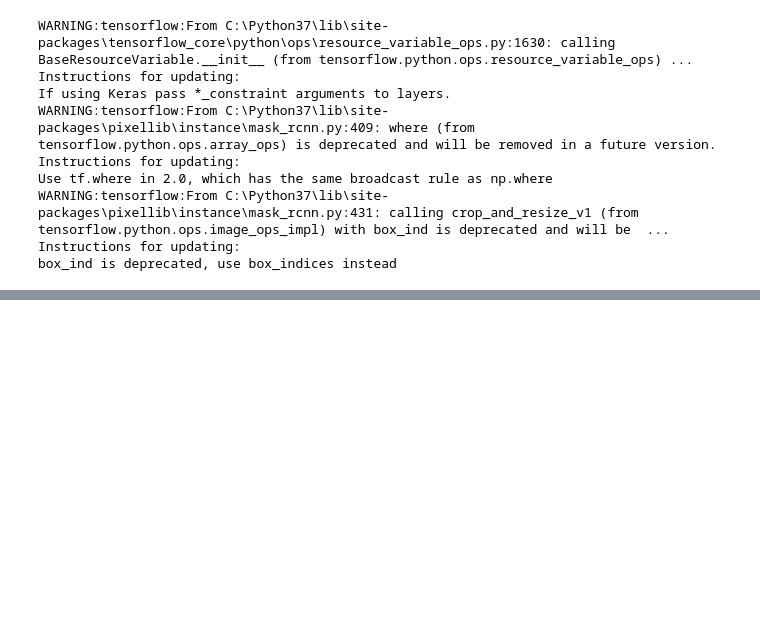
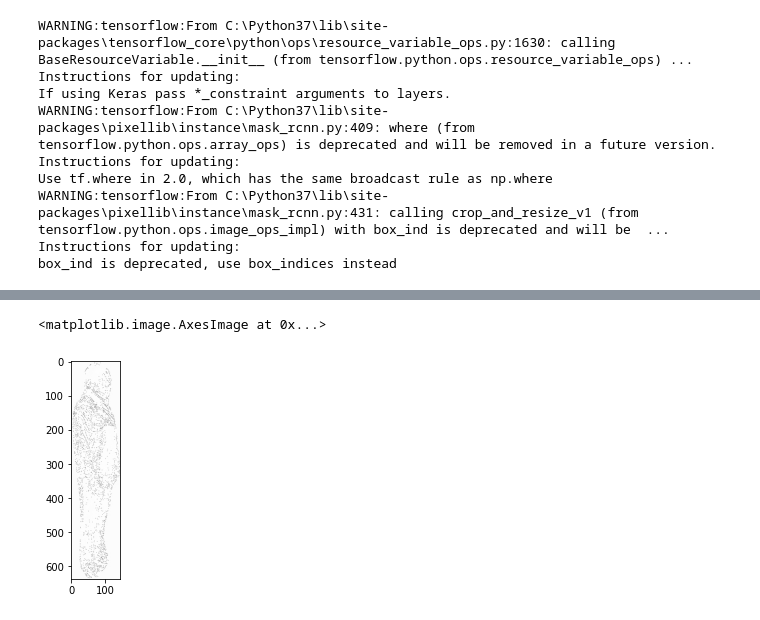
Before and after one commit to dbchango/re-id-project, a Jupyter notebook: test.ipynb, the cells around one changed output, grey strips where cells are left out. Cells and saved outputs as stored; diff of their text form; code cells hidden in the pictures; blank space fills up the shorter version.

```diff
--- a/test.ipynb
+++ b/test.ipynb
@@ -274,0 +538,4 @@ KeyboardInterrupt:
+# %%
+chosen_image = random.choice(os.listdir('Datasets/Propio/lbp_dataset/test_data/1'))
+image_path = 'Datasets/Propio/lbp_dataset/test_data/1/' + chosen_image
+image = np.expand_dims(plt.imread(image_path), 0)
@@ -274,0 +584,5 @@ KeyboardInterrupt:
+# %%
+plt.imshow(image[0])
+# %% [output]
+<matplotlib.image.AxesImage at 0x...>
+[figure, added]
```
Also changed, not shown: parts of 29 cells of this notebook, 8 other files.
